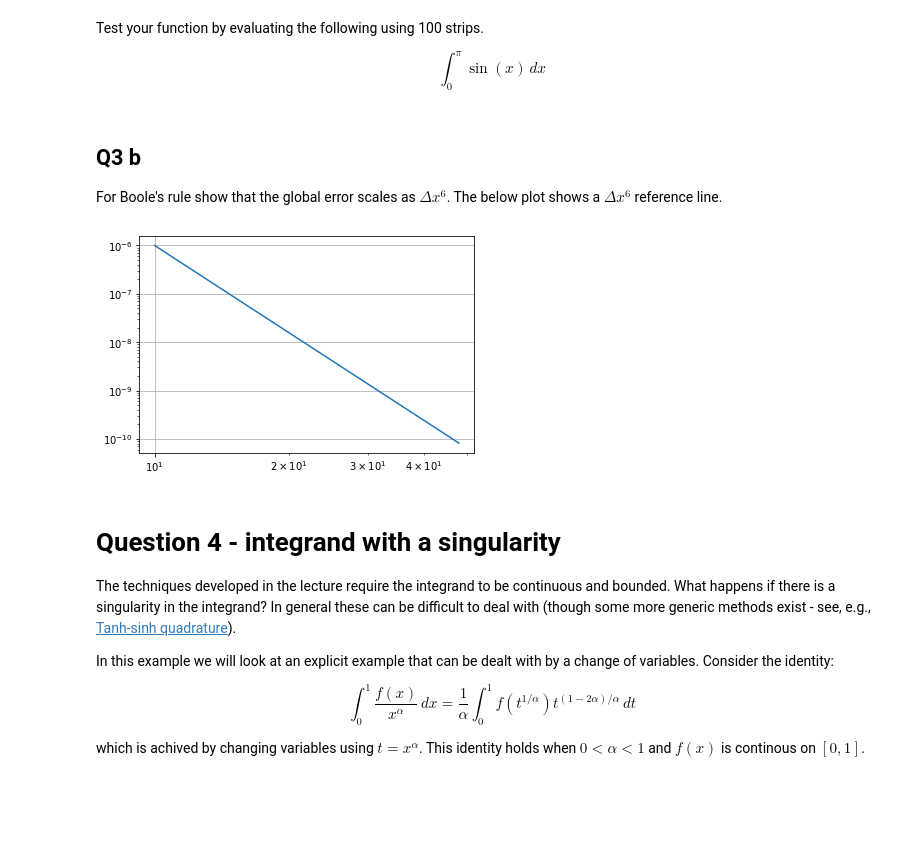
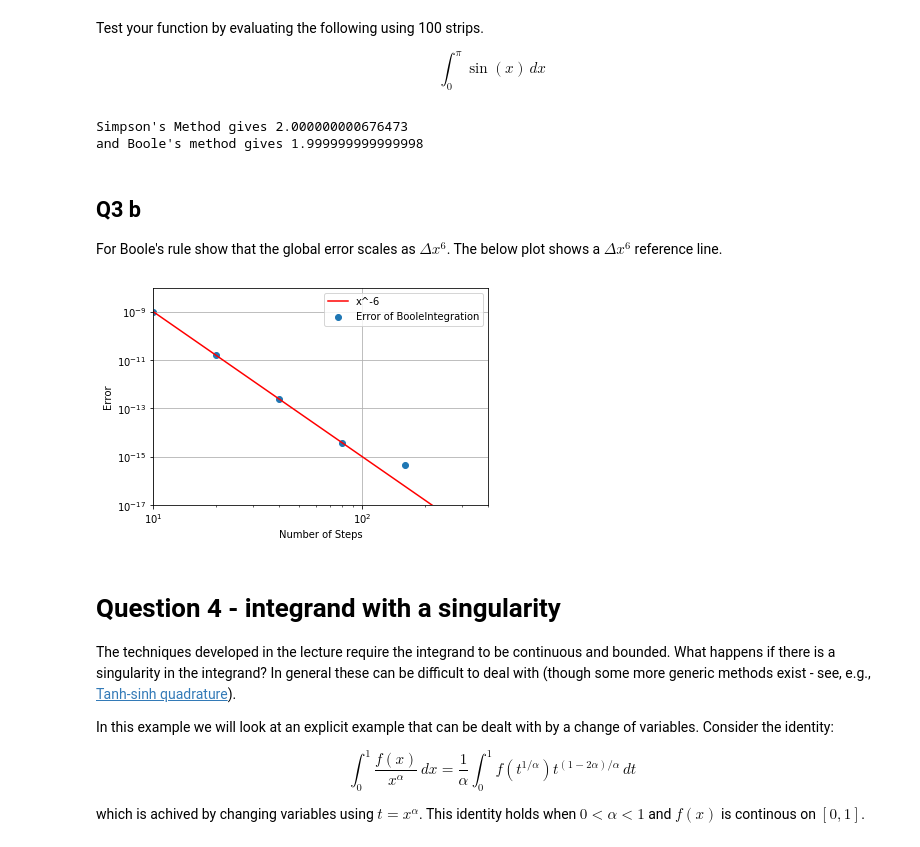
Before and after one commit to MichealHeanue/ACM20030, a Jupyter notebook: Assignment-4.ipynb, the cells around one changed output. Drawn from its saved outputs; the diff is of its cells as text; code cells hidden in the pictures; blank space fills up the shorter version.

```diff
--- a/Assignment-4.ipynb
+++ b/Assignment-4.ipynb
@@ -53,5 +53,6 @@ Use enough strips so that the result is accurate to a relative error of of at le
 # %%
 def a(x):
     return np.e**(-x**2)/np.sqrt(np.pi)
-SimpsonsIntegrate(a,-10,10,40)
+A = SimpsonsIntegrate(a,-10,10,30)
+print("Integral =",A,"Error =",np.abs(1-A))
 # %% [output]
@@ -145,16 +147,29 @@ where $\Delta x = (b-a)/4$, and $f_i = f(a + i\Delta x)$.
 ## Q3 a
 
 Write a function that numerically integrates another function using Boole's rule. Use the following function definition:
-# %%
-def BooleIntegration(f, a, b, N):
-    area = 0
-    deltaX = (b-a)/N
-
-
-    return area
+# %%
+def BooleIntegration(f, a, b, N):
+    area = 0
+    deltaX = (b-a)/(4*N)
+    deltaA = (b-a)/N
+    for j in range(0,N):
+        A = a + j*deltaA
+        F = np.zeros(5)
+        for i in range (0,5):
+            F[i] = f(A+i*deltaX)
+        area += (2*deltaX/45)*(7*F[0]+32*F[1]+12*F[2]+32*F[3]+7*F[4])
+    return area
 # %% [markdown]
 Test your function by evaluating the following using 100 strips.
 
 $$ \int_0^\pi \sin(x)\,dx $$
+# %%
+def sin(x):
+    return np.sin(x)
+print("Simpson's Method gives",SimpsonsIntegrate(np.sin,0,np.pi,100))
+print("and Boole's method gives",BooleIntegration(np.sin,0,np.pi,100))
+# %% [output]
+Simpson's Method gives 2.000000000676473
+and Boole's method gives 1.999999999999998
 # %% [markdown]
 ## Q3 b
@@ -162,14 +176,26 @@ $$ \int_0^\pi \sin(x)\,dx $$
 For Boole's rule show that the global error scales as $\Delta x^6$. The below plot shows a $\Delta x^6$ reference line.
-# %%
-x = np.linspace(10,48,100)
-y = x**-6
-
-plt.yscale('log')
-plt.xscale('log')
-plt.grid(True)
-plt.plot(x,y);
-# %% [output]
-[figure, removed]
+# %%
+error = np.empty((6, 2))
+N = 10
+for i in range(0,6):
+    error[i,0] = N
+    error[i,1] = np.abs(BooleIntegration(np.sin, 0, np.pi, N) - 2)
+    N *= 2
+plt.scatter(error[:,0],error[:,1],label = "Error of BooleIntegration")
+x = np.linspace(10,480,100)
+y = (x**-6)/1000 #to make the line pass through the scatter plot
+plt.yscale('log')
+plt.xscale('log')
+plt.grid(True)
+plt.plot(x,y,'r-',label = "x^-6");
+plt.xlim(10,400);
+plt.ylim(10**-17,10**-8)
+plt.ylabel("Error")
+plt.xlabel("Number of Steps")
+plt.legend();
+#Since the line x**-6 is colinear with the error plot, the global error scales as Δx**-6
+# %% [output]
+[figure, added]
 # %% [markdown]
 # Question 4 - integrand with a singularity
 
```
Also changed, not shown: parts of 11 cells of this notebook.
